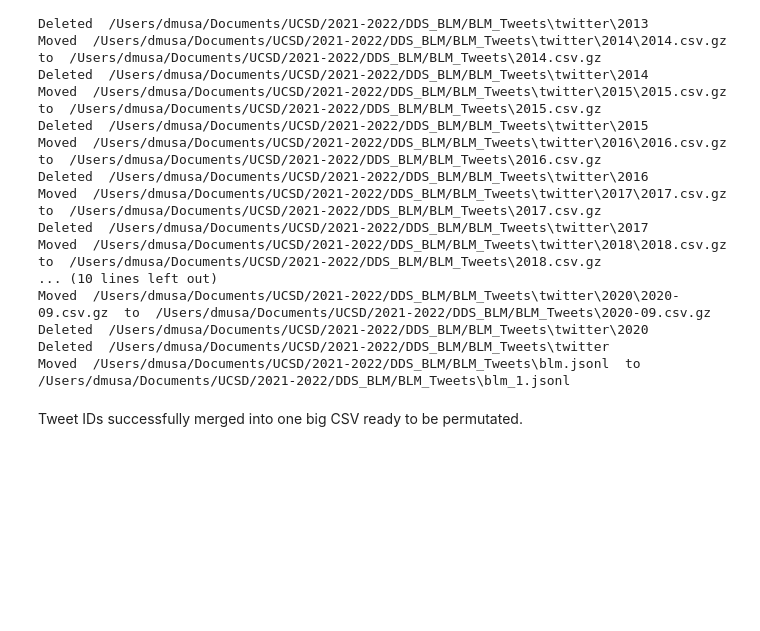
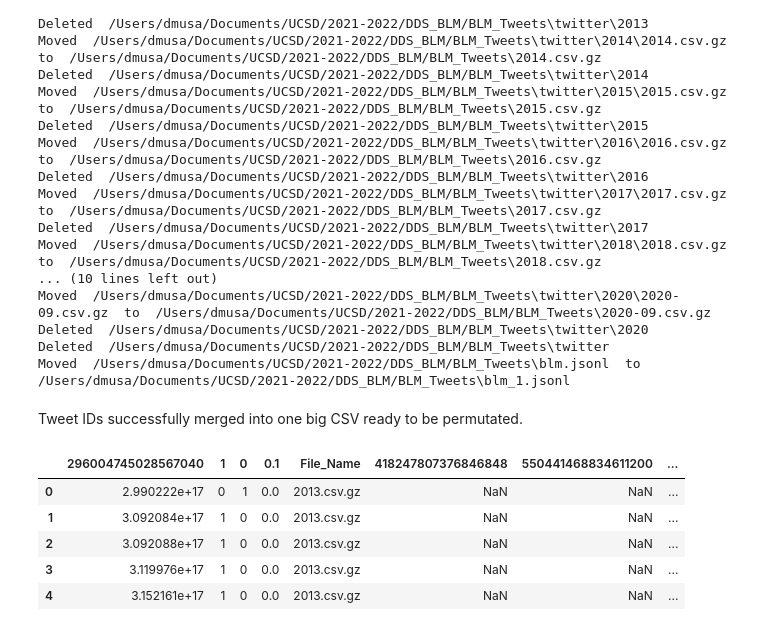
Before and after one commit to dowoma/DDS_BLM, a Jupyter notebook: DataCleaning-copy.ipynb, the cells around one changed output. Drawn from its saved outputs; the diff is of its cells as text; code cells hidden in the pictures; blank space fills up the shorter version.

```diff
--- a/DataCleaning-copy.ipynb
+++ b/DataCleaning-copy.ipynb
@@ -227,3 +227,13 @@ csv_merged = pd.concat(csv_list, ignore_index=True)
 csv_merged.to_csv(tweets_path + 'tweets_id_full.csv', index=False)
 # %% [markdown]
 Tweet IDs successfully merged into one big CSV ready to be permutated.
+# %%
+tweets = pd.read_csv('/Users/dmusa/Documents/UCSD/2021-2022/tweets_id_full.csv')
+tweets.head()
+# %% [output]
+|  | 296004745028567040 | 1 | 0 | 0.1 | File_Name | 418247807376846848 | 550441468834611200 | ... |
+| 0 | 2.990222e+17 | 0 | 1 | 0.0 | 2013.csv.gz | NaN | NaN | ... |
+| 1 | 3.092084e+17 | 1 | 0 | 0.0 | 2013.csv.gz | NaN | NaN | ... |
+| 2 | 3.092088e+17 | 1 | 0 | 0.0 | 2013.csv.gz | NaN | NaN | ... |
+| 3 | 3.119976e+17 | 1 | 0 | 0.0 | 2013.csv.gz | NaN | NaN | ... |
+| 4 | 3.152161e+17 | 1 | 0 | 0.0 | 2013.csv.gz | NaN | NaN | ... |
```
Also changed, not shown: parts of 4 cells of this notebook.
